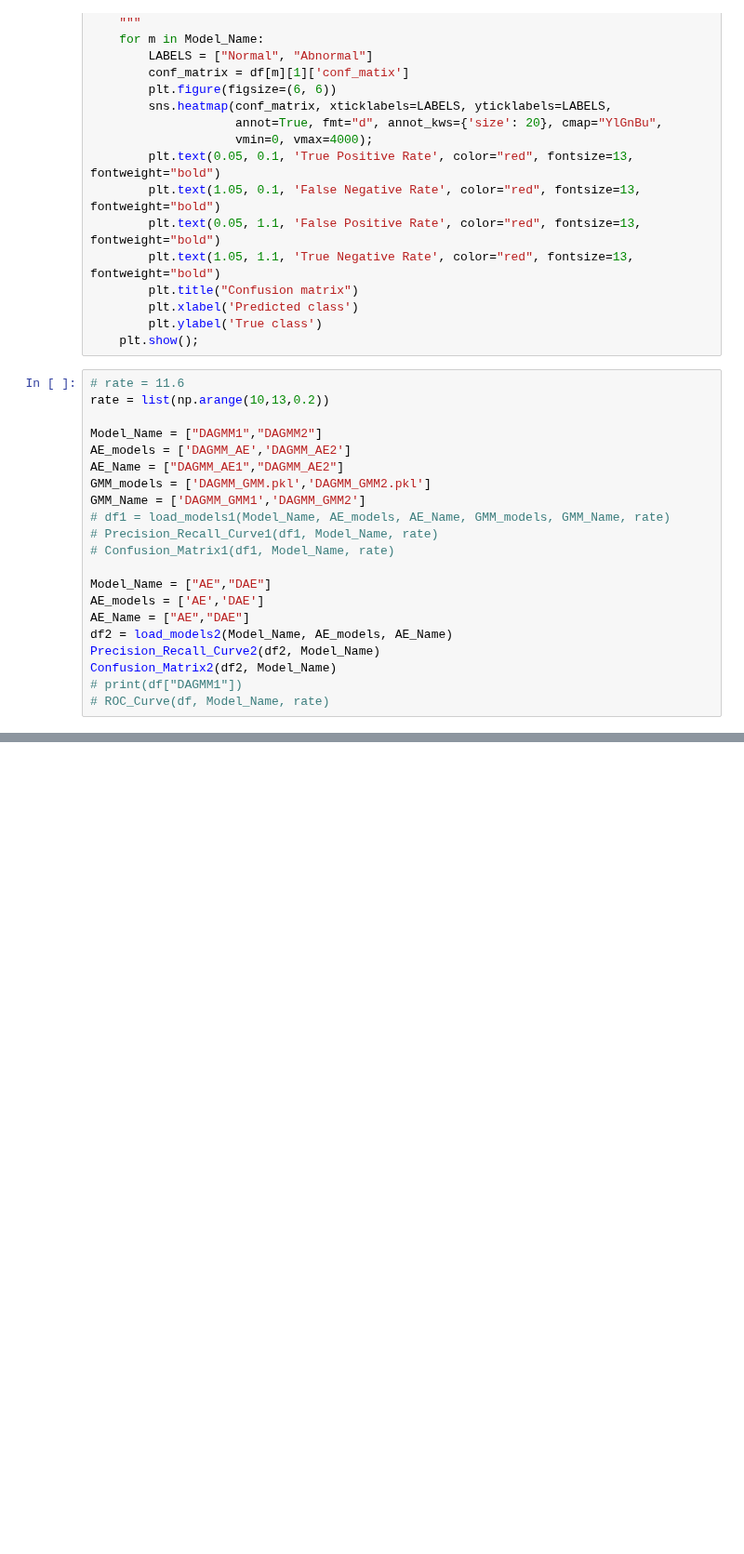
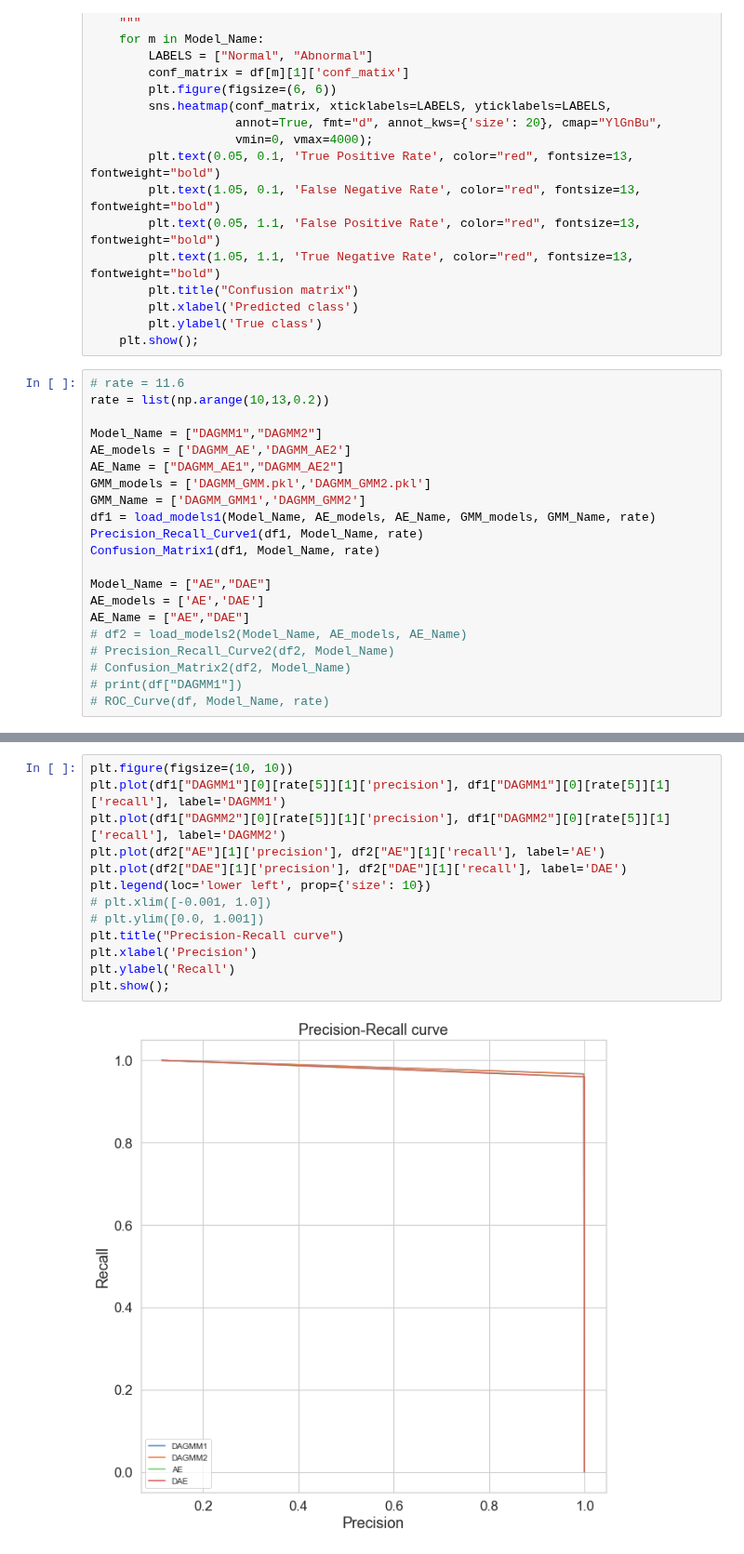
Before and after one commit to 98uranus/Autoencoder, a Jupyter notebook: Performance_graph.ipynb, the cells around one changed output, grey strips where cells are left out. Shown at 93% size. Cells and saved outputs as stored; diff of their text form; blank space fills up the shorter version.

```diff
--- a/Performance_graph.ipynb
+++ b/Performance_graph.ipynb
@@ -343,15 +344,15 @@ AE_models = ['DAGMM_AE','DAGMM_AE2']
 AE_Name = ["DAGMM_AE1","DAGMM_AE2"]
 GMM_models = ['DAGMM_GMM.pkl','DAGMM_GMM2.pkl']
 GMM_Name = ['DAGMM_GMM1','DAGMM_GMM2']
-# df1 = load_models1(Model_Name, AE_models, AE_Name, GMM_models, GMM_Name, rate)
-# Precision_Recall_Curve1(df1, Model_Name, rate)
-# Confusion_Matrix1(df1, Model_Name, rate)
+df1 = load_models1(Model_Name, AE_models, AE_Name, GMM_models, GMM_Name, rate)
+Precision_Recall_Curve1(df1, Model_Name, rate)
+Confusion_Matrix1(df1, Model_Name, rate)
 
 Model_Name = ["AE","DAE"]
 AE_models = ['AE','DAE']
 AE_Name = ["AE","DAE"]
-df2 = load_models2(Model_Name, AE_models, AE_Name)
-Precision_Recall_Curve2(df2, Model_Name)
-Confusion_Matrix2(df2, Model_Name)
+# df2 = load_models2(Model_Name, AE_models, AE_Name)
+# Precision_Recall_Curve2(df2, Model_Name)
+# Confusion_Matrix2(df2, Model_Name)
 # print(df["DAGMM1"])
 # ROC_Curve(df, Model_Name, rate)
@@ -378,0 +359,15 @@ Confusion_Matrix2(df2, Model_Name)
+# %%
+plt.figure(figsize=(10, 10))
+plt.plot(df1["DAGMM1"][0][rate[5]][1]['precision'], df1["DAGMM1"][0][rate[5]][1]['recall'], label='DAGMM1')
+plt.plot(df1["DAGMM2"][0][rate[5]][1]['precision'], df1["DAGMM2"][0][rate[5]][1]['recall'], label='DAGMM2')
+plt.plot(df2["AE"][1]['precision'], df2["AE"][1]['recall'], label='AE')
+plt.plot(df2["DAE"][1]['precision'], df2["DAE"][1]['recall'], label='DAE')
+plt.legend(loc='lower left', prop={'size': 10})
+# plt.xlim([-0.001, 1.0])
+# plt.ylim([0.0, 1.001])
+plt.title("Precision-Recall curve")
+plt.xlabel('Precision')
+plt.ylabel('Recall')
+plt.show();
+# %% [output]
+[figure, added]
```
Also changed, not shown: parts of 2 cells of this notebook.
